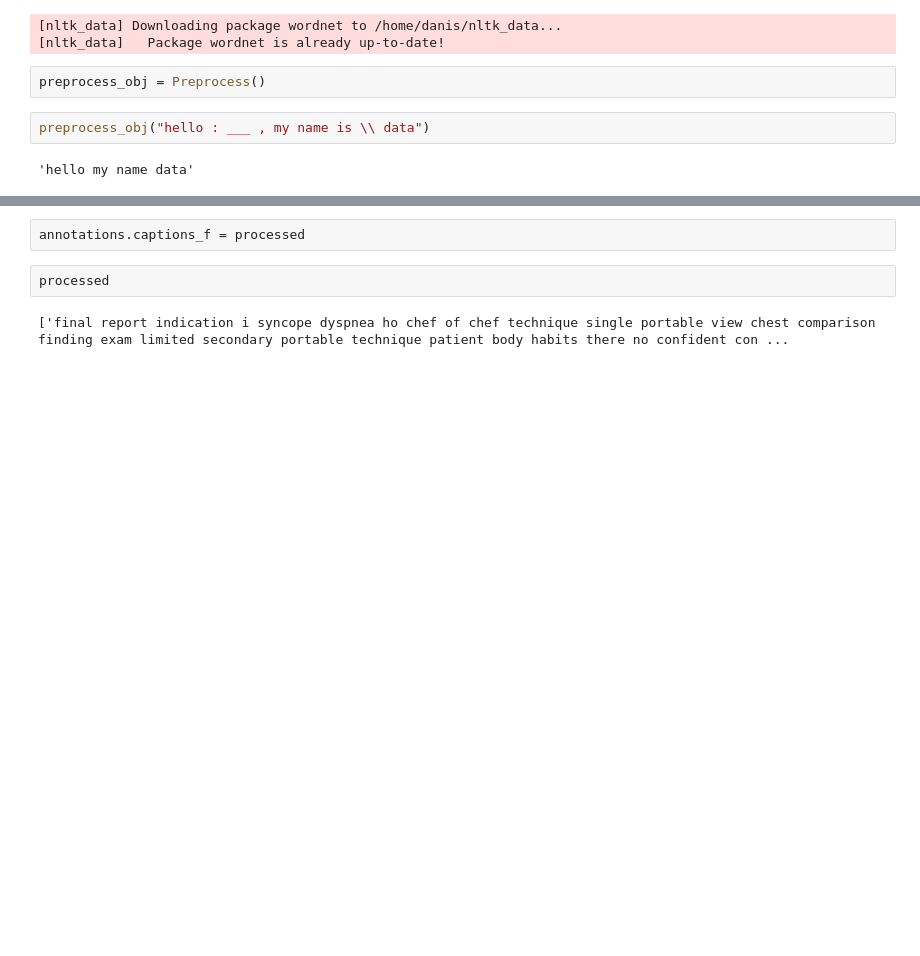
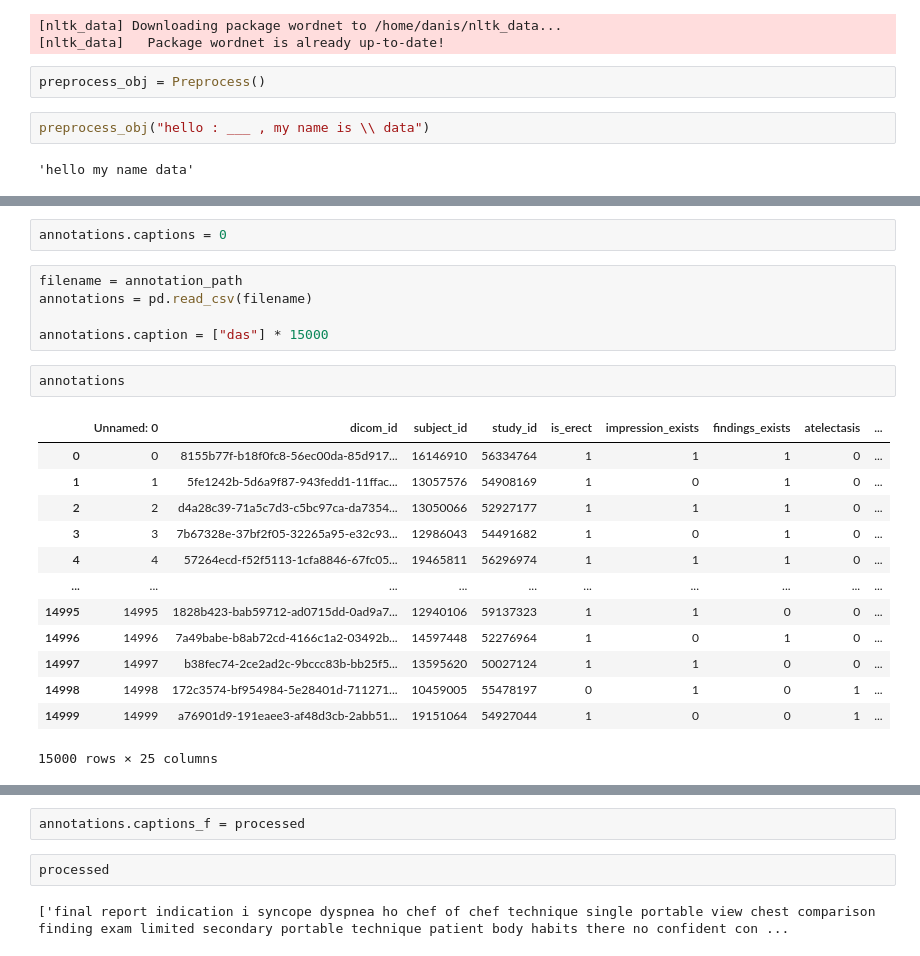
Before and after one commit to DanisAlukaev/XCBs, a Jupyter notebook: autoconcept/mimic_dataset.ipynb, the cells around one changed output, grey strips where cells are left out. Drawn from its saved outputs; the diff is of its cells as text; blank space fills up the shorter version.

```diff
--- a/autoconcept/mimic_dataset.ipynb
+++ b/autoconcept/mimic_dataset.ipynb
@@ -59,0 +62,23 @@ for _, row in annotations.iterrows():
+# %%
+annotations.captions = 0
+# %%
+filename = annotation_path
+annotations = pd.read_csv(filename)
+
+annotations.caption = ["das"] * 15000
+# %%
+annotations
+# %% [output]
+|  | Unnamed: 0 | dicom_id | subject_id | study_id | is_erect | impression_exists | findings_exists | atelectasis | ... |
+| 0 | 0 | 8155b77f-b18f0fc8-56ec00da-85d917... | 16146910 | 56334764 | 1 | 1 | 1 | 0 | ... |
+| 1 | 1 | 5fe1242b-5d6a9f87-943fedd1-11ffac... | 13057576 | 54908169 | 1 | 0 | 1 | 0 | ... |
+| 2 | 2 | d4a28c39-71a5c7d3-c5bc97ca-da7354... | 13050066 | 52927177 | 1 | 1 | 1 | 0 | ... |
+| 3 | 3 | 7b67328e-37bf2f05-32265a95-e32c93... | 12986043 | 54491682 | 1 | 0 | 1 | 0 | ... |
+| 4 | 4 | 57264ecd-f52f5113-1cfa8846-67fc05... | 19465811 | 56296974 | 1 | 1 | 1 | 0 | ... |
+| ... | ... | ... | ... | ... | ... | ... | ... | ... | ... |
+| 14995 | 14995 | 1828b423-bab59712-ad0715dd-0ad9a7... | 12940106 | 59137323 | 1 | 1 | 0 | 0 | ... |
+| 14996 | 14996 | 7a49babe-b8ab72cd-4166c1a2-03492b... | 14597448 | 52276964 | 1 | 0 | 1 | 0 | ... |
+| 14997 | 14997 | b38fec74-2ce2ad2c-9bccc83b-bb25f5... | 13595620 | 50027124 | 1 | 1 | 0 | 0 | ... |
+| 14998 | 14998 | 172c3574-bf954984-5e28401d-711271... | 10459005 | 55478197 | 0 | 1 | 0 | 1 | ... |
+| 14999 | 14999 | a76901d9-191eaee3-af48d3cb-2abb51... | 19151064 | 54927044 | 1 | 0 | 0 | 1 | ... |
+15000 rows × 25 columns
```
Also changed, not shown: parts of 2 cells of this notebook, 1 other file.
